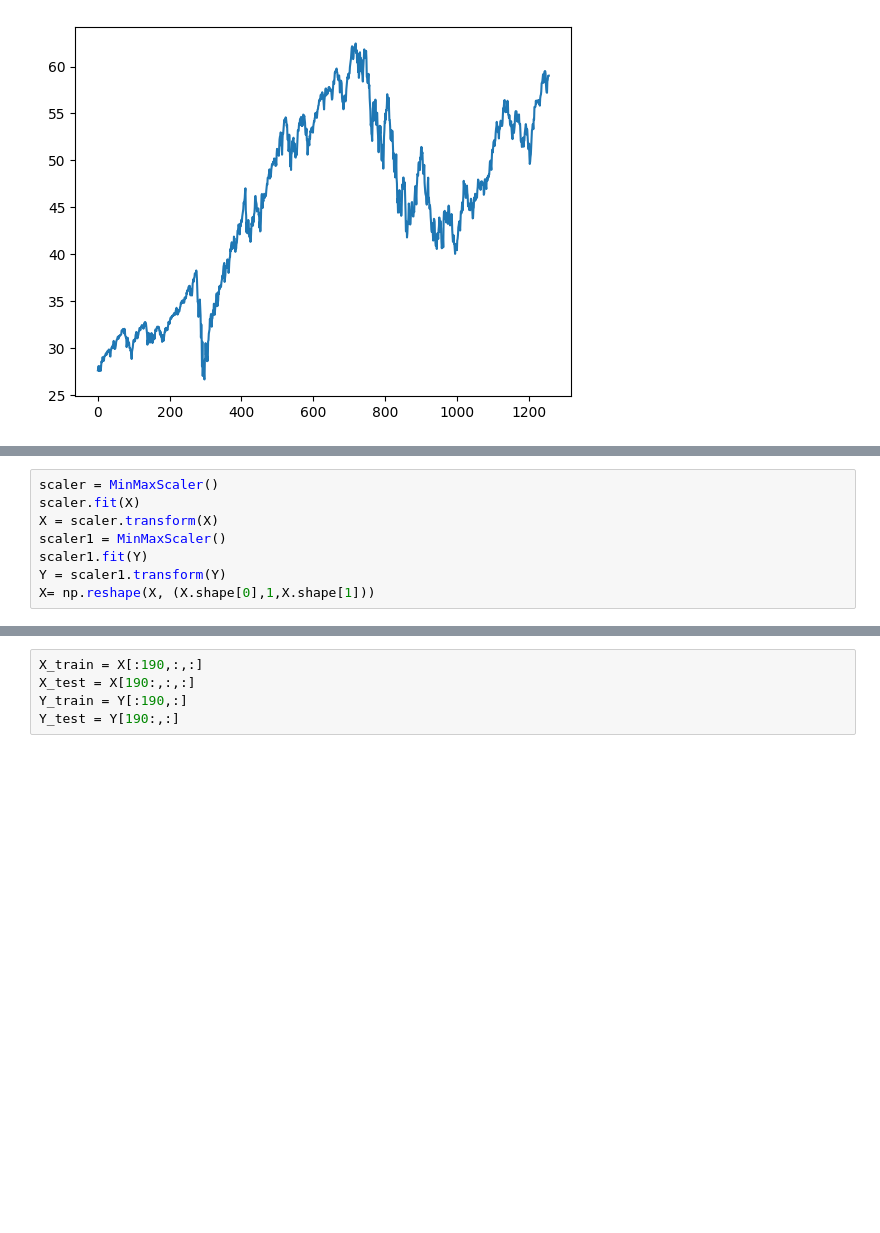
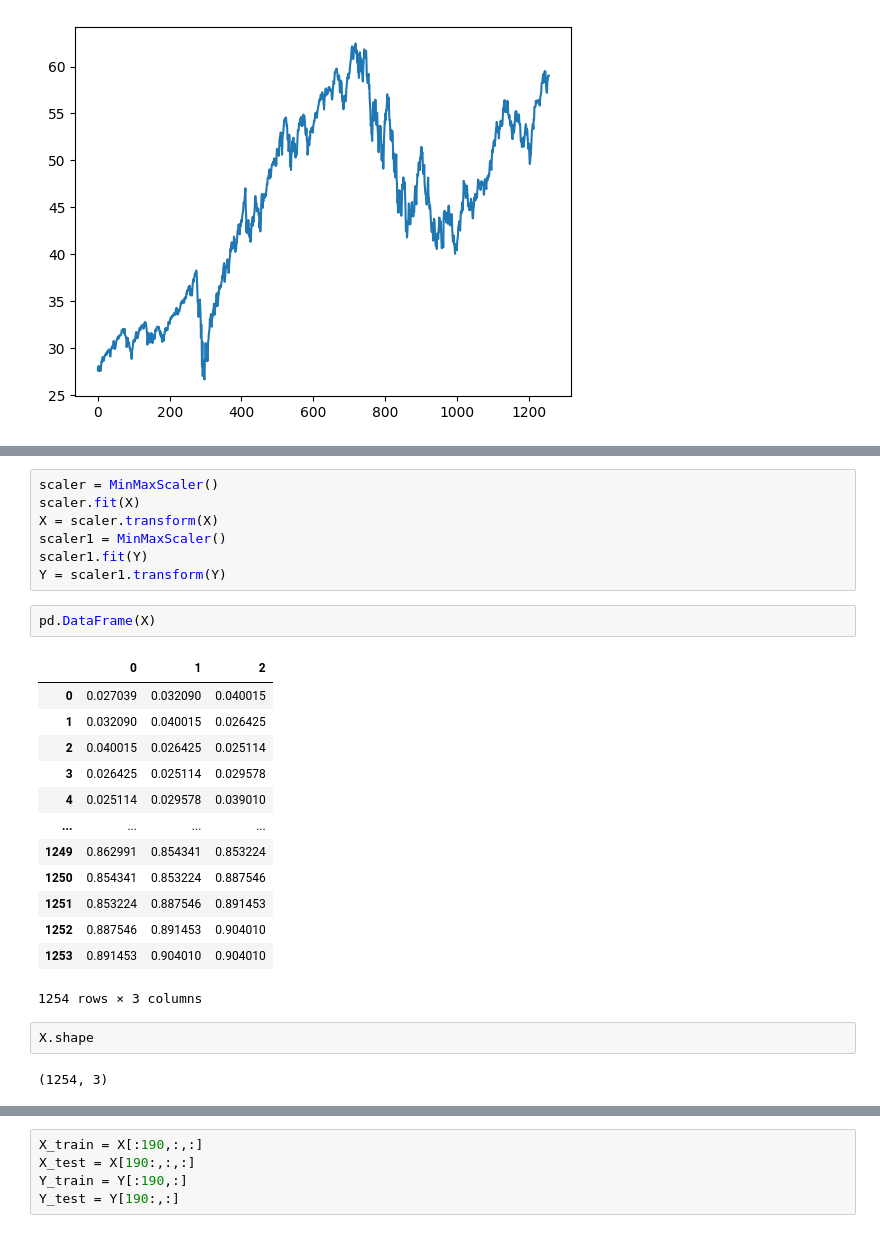
Before and after one commit to cgeraldes/AULAS, a Jupyter notebook: CGRNN_NASDAQ.ipynb, the cells around one changed output, grey strips where cells are left out. Drawn from its saved outputs; the diff is of its cells as text; blank space fills up the shorter version.

```diff
--- a/CGRNN_NASDAQ.ipynb
+++ b/CGRNN_NASDAQ.ipynb
@@ -59,4 +77,23 @@ X = scaler.transform(X)
 scaler1 = MinMaxScaler()
 scaler1.fit(Y)
 Y = scaler1.transform(Y)
-X= np.reshape(X, (X.shape[0],1,X.shape[1]))
+# %%
+pd.DataFrame(X)
+# %% [output]
+|  | 0 | 1 | 2 |
+| 0 | 0.027039 | 0.032090 | 0.040015 |
+| 1 | 0.032090 | 0.040015 | 0.026425 |
+| 2 | 0.040015 | 0.026425 | 0.025114 |
+| 3 | 0.026425 | 0.025114 | 0.029578 |
+| 4 | 0.025114 | 0.029578 | 0.039010 |
+| ... | ... | ... | ... |
+| 1249 | 0.862991 | 0.854341 | 0.853224 |
+| 1250 | 0.854341 | 0.853224 | 0.887546 |
+| 1251 | 0.853224 | 0.887546 | 0.891453 |
+| 1252 | 0.887546 | 0.891453 | 0.904010 |
+| 1253 | 0.891453 | 0.904010 | 0.904010 |
+1254 rows × 3 columns
+# %%
+X.shape
+# %% [output]
+(1254, 3)
```
Also changed, not shown: parts of 8 cells of this notebook.
